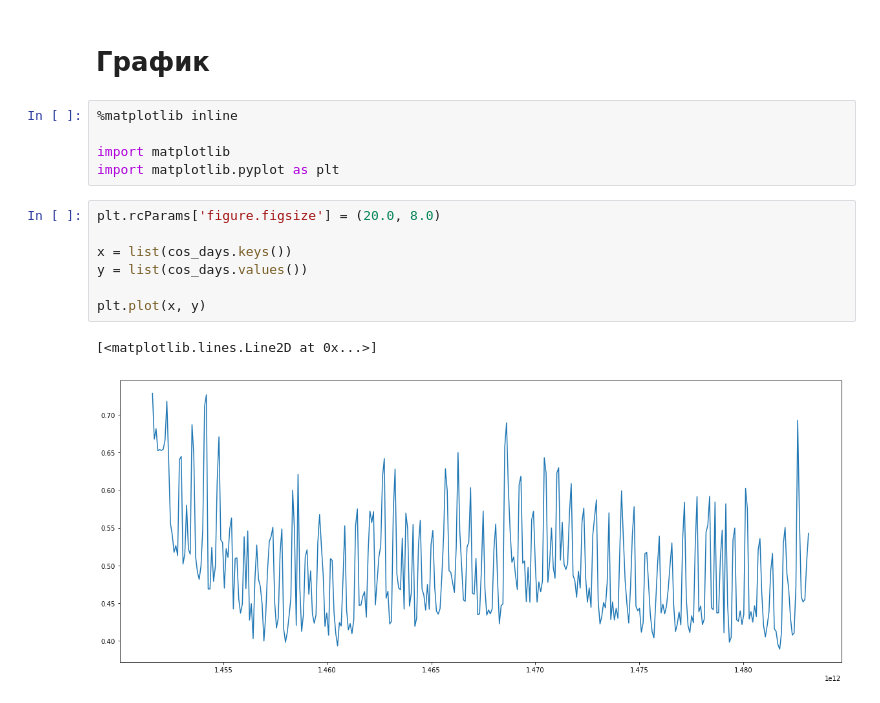
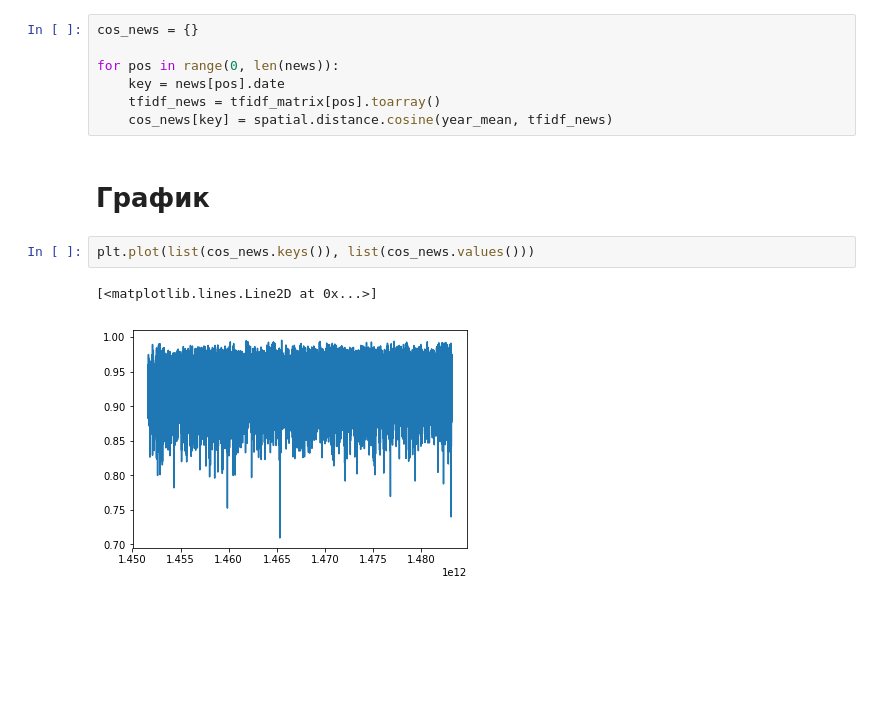
Before and after one commit to jaitl/kasandra-rus, a Jupyter notebook: kasandra_nlp/jupyter/mean/filter_year_news.ipynb, the cells around one changed output. Cells and saved outputs as stored; diff of their text form; blank space fills up the shorter version.

Commit message:
news mean vector

```diff
--- a/kasandra_nlp/jupyter/mean/filter_year_news.ipynb
+++ b/kasandra_nlp/jupyter/mean/filter_year_news.ipynb
@@ -92,17 +105,14 @@ for day, mday in mean_days.items():
+# %%
+cos_news = {}
+
+for pos in range(0, len(news)):
+    key = news[pos].date
+    tfidf_news = tfidf_matrix[pos].toarray()
+    cos_news[key] = spatial.distance.cosine(year_mean, tfidf_news)
 # %% [markdown]
 # График
-# %%
-%matplotlib inline
-
-import matplotlib
-import matplotlib.pyplot as plt
-# %%
-plt.rcParams['figure.figsize'] = (20.0, 8.0)
-
-x = list(cos_days.keys())
-y = list(cos_days.values())
-
-plt.plot(x, y)
-# %% [output]
-[<matplotlib.lines.Line2D at 0x...>]
-[figure, removed]
+# %%
+plt.plot(list(cos_news.keys()), list(cos_news.values()))
+# %% [output]
+[<matplotlib.lines.Line2D at 0x...>]
+[figure, added]
```
Also changed, not shown: parts of 11 cells of this notebook.
